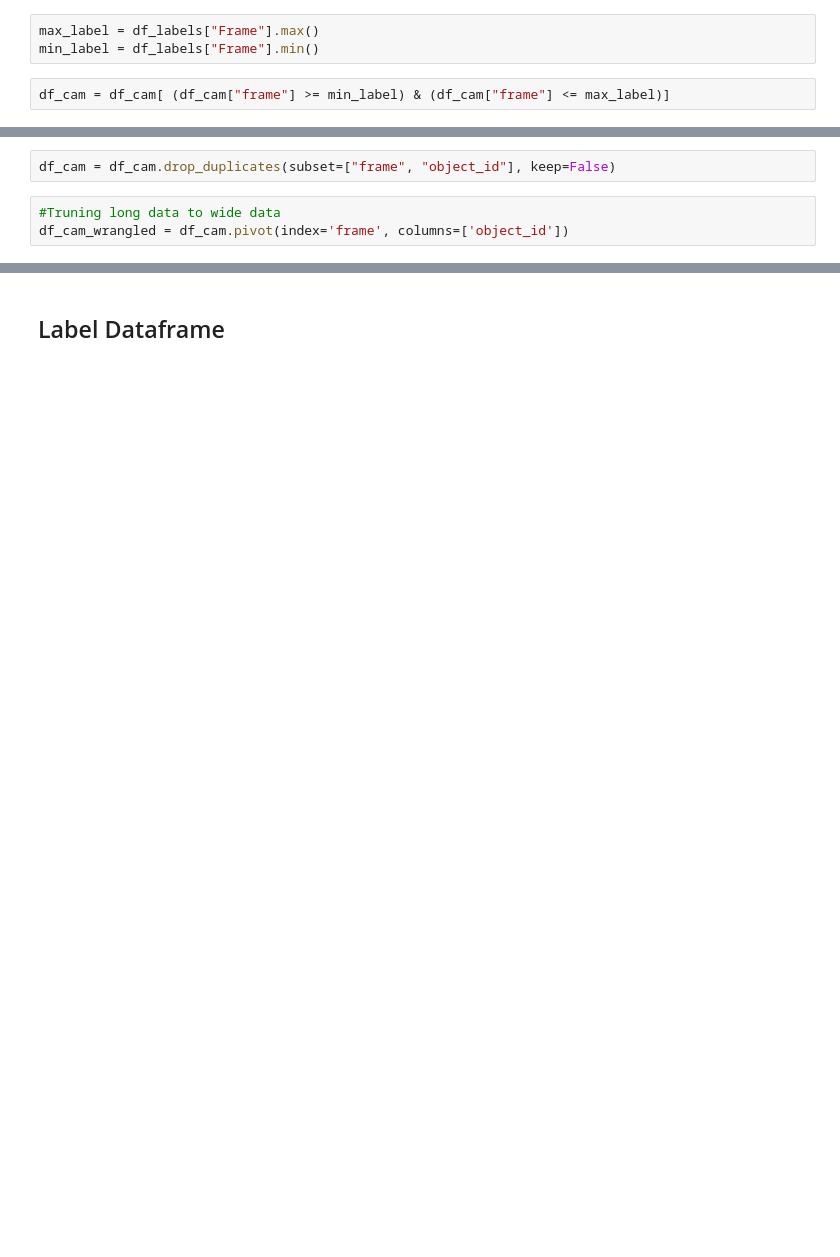
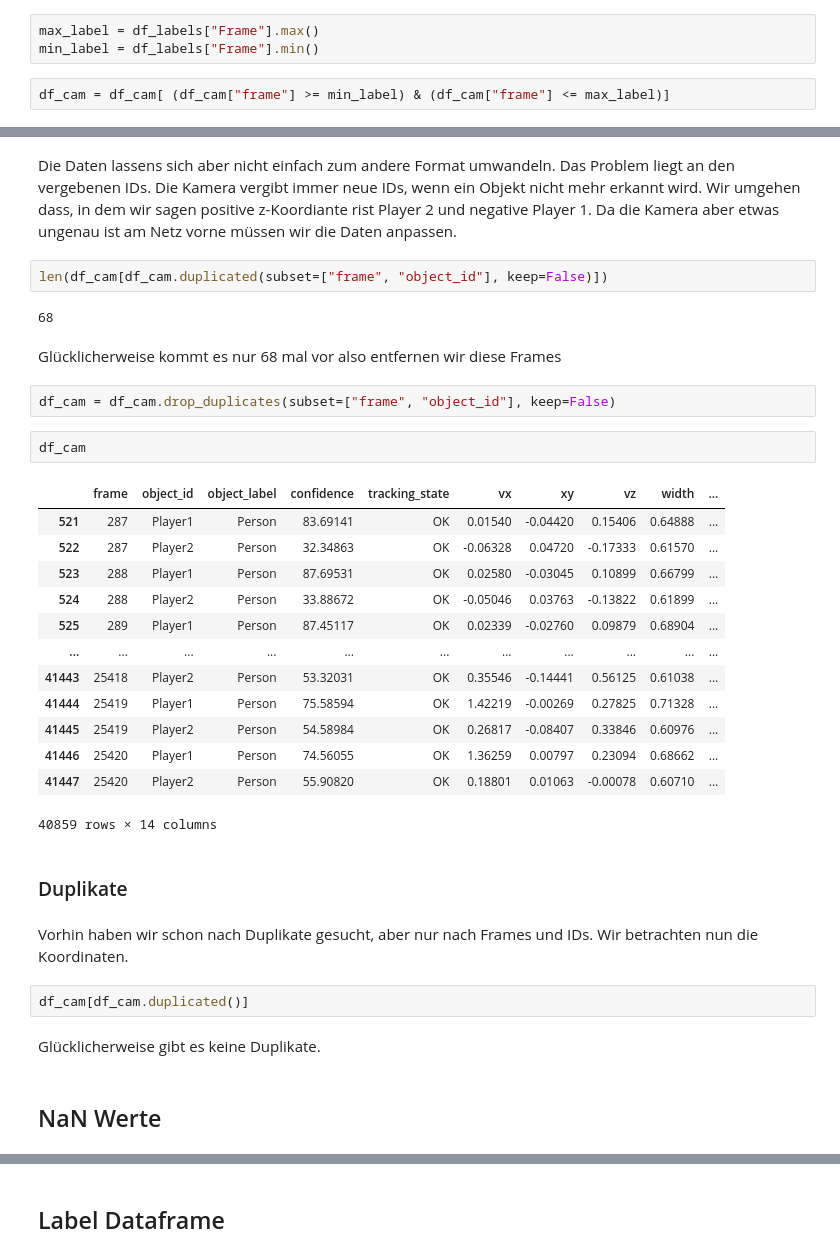
Before and after one commit to fhnw-ds/fhnw-cda2-tennis-analysis, a Jupyter notebook: field_analysis/eda_baden.ipynb, the cells around one changed output, grey strips where cells are left out. Cells and saved outputs as stored; diff of their text form; blank space fills up the shorter version.

Commit message:
data wrangling

```diff
--- a/field_analysis/eda_baden.ipynb
+++ b/field_analysis/eda_baden.ipynb
@@ -113,5 +124,36 @@ Index(['frame', 'object_id', 'object_label', 'confidence', 'tracking_state',
+# %% [markdown]
+Die Daten lassens sich aber nicht einfach zum andere Format umwandeln. Das Problem liegt an den vergebenen IDs. Die Kamera vergibt immer neue IDs, wenn ein Objekt nicht mehr erkannt wird. Wir umgehen dass, in dem wir sagen positive z-Koordiante rist Player 2 und negative Player 1. Da die Kamera aber etwas ungenau ist am Netz vorne müssen wir die Daten anpassen.
+# %%
+len(df_cam[df_cam.duplicated(subset=["frame", "object_id"], keep=False)])
+# %% [output]
+68
+# %% [markdown]
+Glücklicherweise kommt es nur 68 mal vor also entfernen wir diese Frames
 # %%
 df_cam = df_cam.drop_duplicates(subset=["frame", "object_id"], keep=False)
-# %%
-#Truning long data to wide data
-df_cam_wrangled = df_cam.pivot(index='frame', columns=['object_id'])
+# %%
+df_cam
+# %% [output]
+|  | frame | object_id | object_label | confidence | tracking_state | vx | xy | vz | width | ... |
+| 521 | 287 | Player1 | Person | 83.69141 | OK | 0.01540 | -0.04420 | 0.15406 | 0.64888 | ... |
+| 522 | 287 | Player2 | Person | 32.34863 | OK | -0.06328 | 0.04720 | -0.17333 | 0.61570 | ... |
+| 523 | 288 | Player1 | Person | 87.69531 | OK | 0.02580 | -0.03045 | 0.10899 | 0.66799 | ... |
+| 524 | 288 | Player2 | Person | 33.88672 | OK | -0.05046 | 0.03763 | -0.13822 | 0.61899 | ... |
+| 525 | 289 | Player1 | Person | 87.45117 | OK | 0.02339 | -0.02760 | 0.09879 | 0.68904 | ... |
+| ... | ... | ... | ... | ... | ... | ... | ... | ... | ... | ... |
+| 41443 | 25418 | Player2 | Person | 53.32031 | OK | 0.35546 | -0.14441 | 0.56125 | 0.61038 | ... |
+| 41444 | 25419 | Player1 | Person | 75.58594 | OK | 1.42219 | -0.00269 | 0.27825 | 0.71328 | ... |
+| 41445 | 25419 | Player2 | Person | 54.58984 | OK | 0.26817 | -0.08407 | 0.33846 | 0.60976 | ... |
+| 41446 | 25420 | Player1 | Person | 74.56055 | OK | 1.36259 | 0.00797 | 0.23094 | 0.68662 | ... |
+| 41447 | 25420 | Player2 | Person | 55.90820 | OK | 0.18801 | 0.01063 | -0.00078 | 0.60710 | ... |
+40859 rows × 14 columns
+# %% [markdown]
+### Duplikate
+# %% [markdown]
+Vorhin haben wir schon nach Duplikate gesucht, aber nur nach Frames und IDs. Wir betrachten nun die Koordinaten.
+# %%
+df_cam[df_cam.duplicated()]
+# %% [markdown]
+Glücklicherweise gibt es keine Duplikate.
+# %% [markdown]
+## NaN Werte
```
Also changed, not shown: parts of 15 cells of this notebook.
